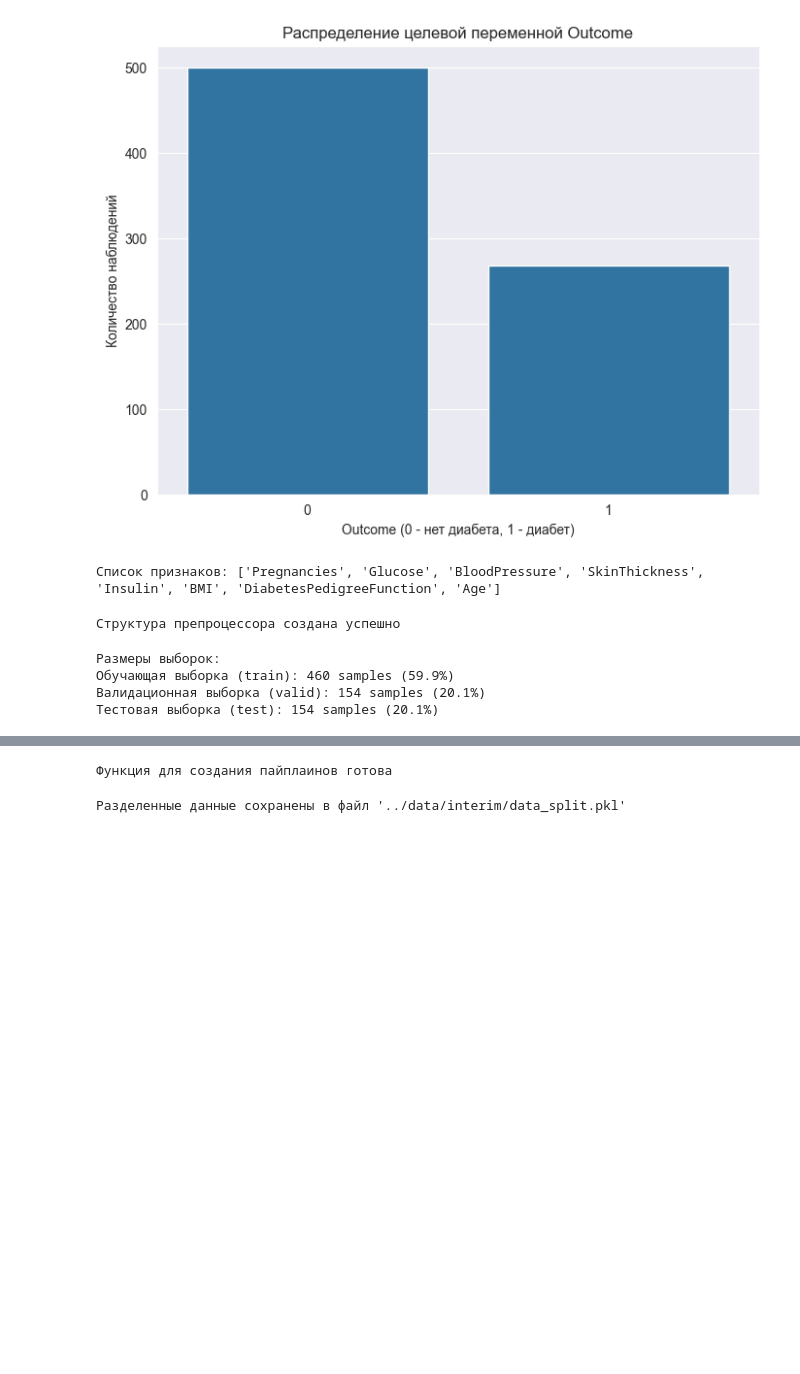
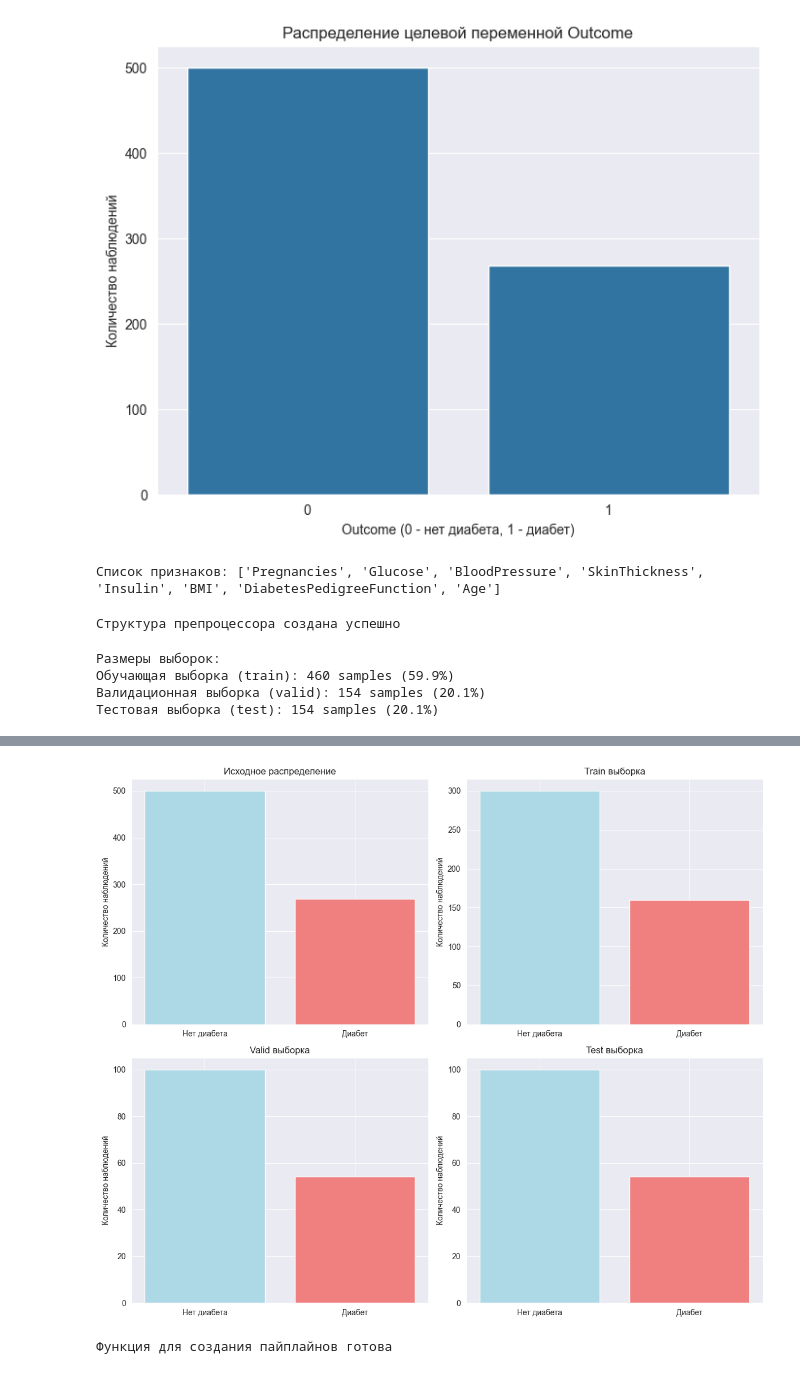
Before and after one commit to Soloda1/NeuroLAB2, a Jupyter notebook: notebooks/01_data_preparation_and_pipeline.ipynb, the cells around one changed output, grey strips where cells are left out. Saved outputs shown, nothing was run; the diff lists cells and outputs as text; code cells hidden in the pictures; blank space fills up the shorter version.

Commit message:
feat: update data processing pipeline and add new preprocessing steps

```diff
--- a/notebooks/01_data_preparation_and_pipeline.ipynb
+++ b/notebooks/01_data_preparation_and_pipeline.ipynb
@@ -210,35 +250,45 @@ plt.show()
 # %%
-# Создание полного пайплаина для будущих моделей
-def create_model_pipeline(model):
-    """Создание полного пайплаина с препроцессингом и моделью"""
-    return Pipeline(steps=[
-        ('preprocessor', preprocessor),
-        ('classifier', model)
-    ])
+# Визуализация распределения классов в разных выборках (2 графика в строке)
+fig, axes = plt.subplots(2, 2, figsize=(12, 10))
 
-print("Функция для создания пайплаинов готова")
+# Исходное распределение
+axes[0,0].bar(['Нет диабета', 'Диабет'], [sum(y==0), sum(y==1)], color=['lightblue', 'lightcoral'])
+axes[0,0].set_title('Исходное распределение')
+axes[0,0].set_ylabel('Количество наблюдений')
+
+# Train выборка
+axes[0,1].bar(['Нет диабета', 'Диабет'], [sum(y_train==0), sum(y_train==1)], color=['lightblue', 'lightcoral'])
+axes[0,1].set_title('Train выборка')
+axes[0,1].set_ylabel('Количество наблюдений')
+
+# Valid выборка
+axes[1,0].bar(['Нет диабета', 'Диабет'], [sum(y_valid==0), sum(y_valid==1)], color=['lightblue', 'lightcoral'])
+axes[1,0].set_title('Valid выборка')
+axes[1,0].set_ylabel('Количество наблюдений')
+
+# Test выборка
+axes[1,1].bar(['Нет диабета', 'Диабет'], [sum(y_test==0), sum(y_test==1)], color=['lightblue', 'lightcoral'])
+axes[1,1].set_title('Test выборка')
+axes[1,1].set_ylabel('Количество наблюдений')
+
+plt.tight_layout()
+plt.show()
+
+#Пояснение: Визуализируем распределение классов во всех выборках. Графики на русском языке с понятными подписями помогают наглядно убедиться в корректности стратификации. Компактное расположение 2x2 облегчает сравнение распределений.
 # %% [output]
-Функция для создания пайплаинов готова
+[figure, added]
 # %%
-# Сохранение разделенных данных для следующих участников
-data_split = {
-    'X_train': X_train,
-    'X_valid': X_valid,
-    'X_test': X_test,
-    'y_train': y_train,
-    'y_valid': y_valid,
-    'y_test': y_test,
-    'feature_names': feature_names,
-    'preprocessor': preprocessor
-}
+# Создание полного пайплайна для будущих моделей
+def create_model_pipeline(model):
+    """Создание полного пайплайна с препроцессингом и моделью"""
+    return Pipeline(steps=[
+        ('preprocessor', preprocessor),
+        ('classifier', model)
+    ])
 
-# Сохранение в файл
-import pickle
+print("Функция для создания пайплайнов готова")
 
-with open('../data/interim/data_split.pkl', 'wb') as f:
-    pickle.dump(data_split, f)
-
-print("Разделенные данные сохранены в файл '../data/interim/data_split.pkl'")
+#Пояснение: Создаем универсальную функцию для быстрого создания пайплайнов с любыми моделями классификации. Это упростит работу следующим участникам - им достаточно будет передать модель в эту функцию.
 # %% [output]
-Разделенные данные сохранены в файл '../data/interim/data_split.pkl'
+Функция для создания пайплайнов готова
 # %%
```
Also changed, not shown: parts of 10 cells of this notebook, 1 other file.
